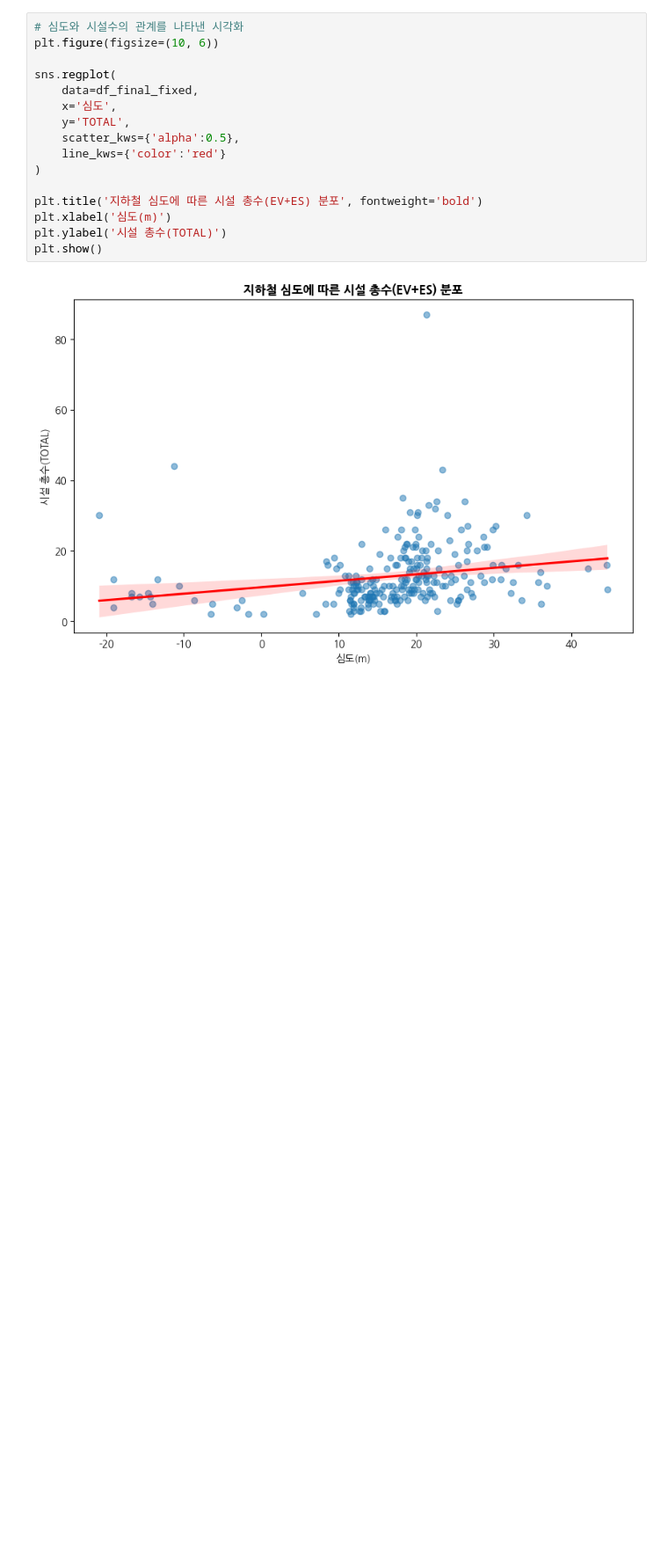
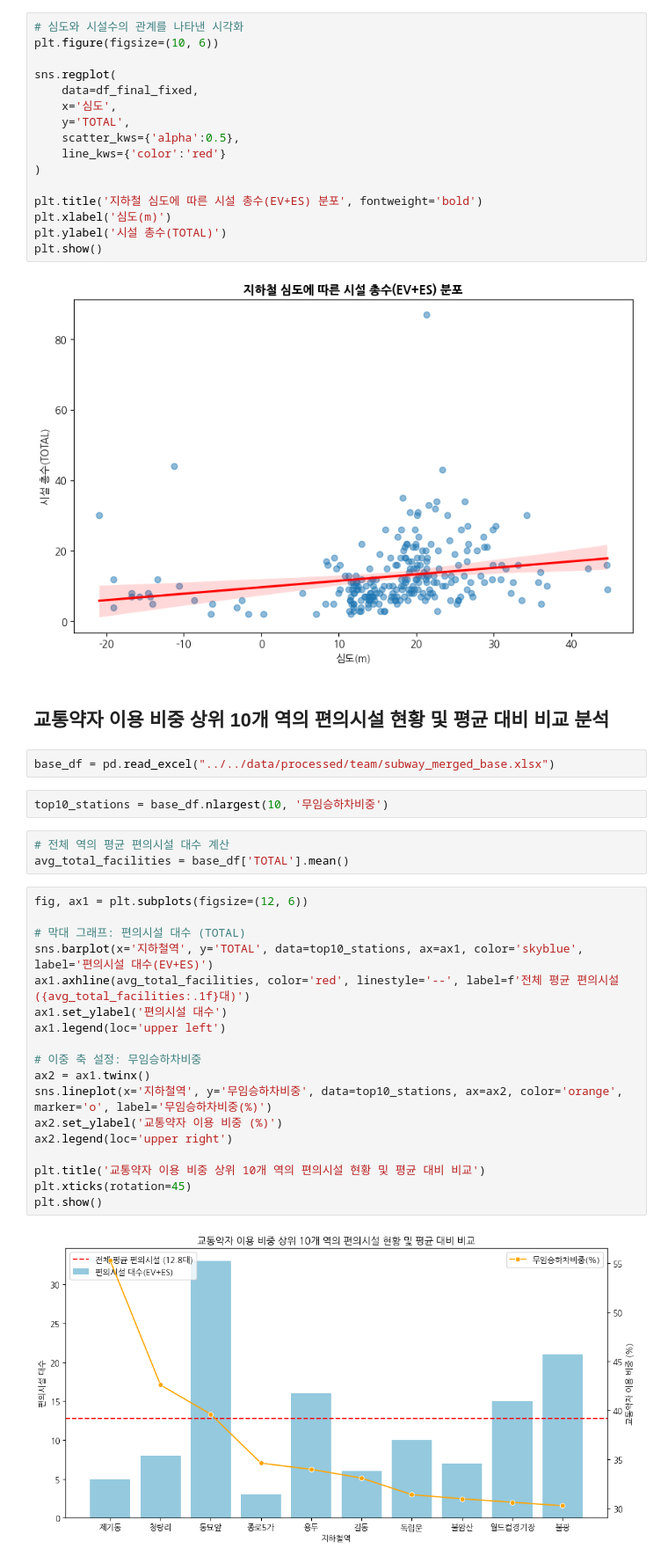
Before and after one commit to JsunXCIX/sprint-p1-basic, a Jupyter notebook: notebooks/team/team7_total_code.ipynb, the cells around one changed output. Shown at 88% size. Saved outputs shown, nothing was run; the diff lists cells and outputs as text; blank space fills up the shorter version.

```diff
--- a/notebooks/team/team7_total_code.ipynb
+++ b/notebooks/team/team7_total_code.ipynb
@@ -1809,3 +1906,32 @@ plt.ylabel('시설 총수(TOTAL)')
 plt.show()
 # %% [output]
 [figure]
+# %% [markdown]
+## 교통약자 이용 비중 상위 10개 역의 편의시설 현황 및 평균 대비 비교 분석
+# %%
+base_df = pd.read_excel("../../data/processed/team/subway_merged_base.xlsx")
+# %%
+top10_stations = base_df.nlargest(10, '무임승하차비중')
+# %%
+# 전체 역의 평균 편의시설 대수 계산
+avg_total_facilities = base_df['TOTAL'].mean()
+# %%
+fig, ax1 = plt.subplots(figsize=(12, 6))
+
+# 막대 그래프: 편의시설 대수 (TOTAL)
+sns.barplot(x='지하철역', y='TOTAL', data=top10_stations, ax=ax1, color='skyblue', label='편의시설 대수(EV+ES)')
+ax1.axhline(avg_total_facilities, color='red', linestyle='--', label=f'전체 평균 편의시설 ({avg_total_facilities:.1f}대)')
+ax1.set_ylabel('편의시설 대수')
+ax1.legend(loc='upper left')
+
+# 이중 축 설정: 무임승하차비중
+ax2 = ax1.twinx()
+sns.lineplot(x='지하철역', y='무임승하차비중', data=top10_stations, ax=ax2, color='orange', marker='o', label='무임승하차비중(%)')
+ax2.set_ylabel('교통약자 이용 비중 (%)')
+ax2.legend(loc='upper right')
+
+plt.title('교통약자 이용 비중 상위 10개 역의 편의시설 현황 및 평균 대비 비교')
+plt.xticks(rotation=45)
+plt.show()
+# %% [output]
+[figure, added]
```
Also changed, not shown: parts of 21 cells of this notebook.
